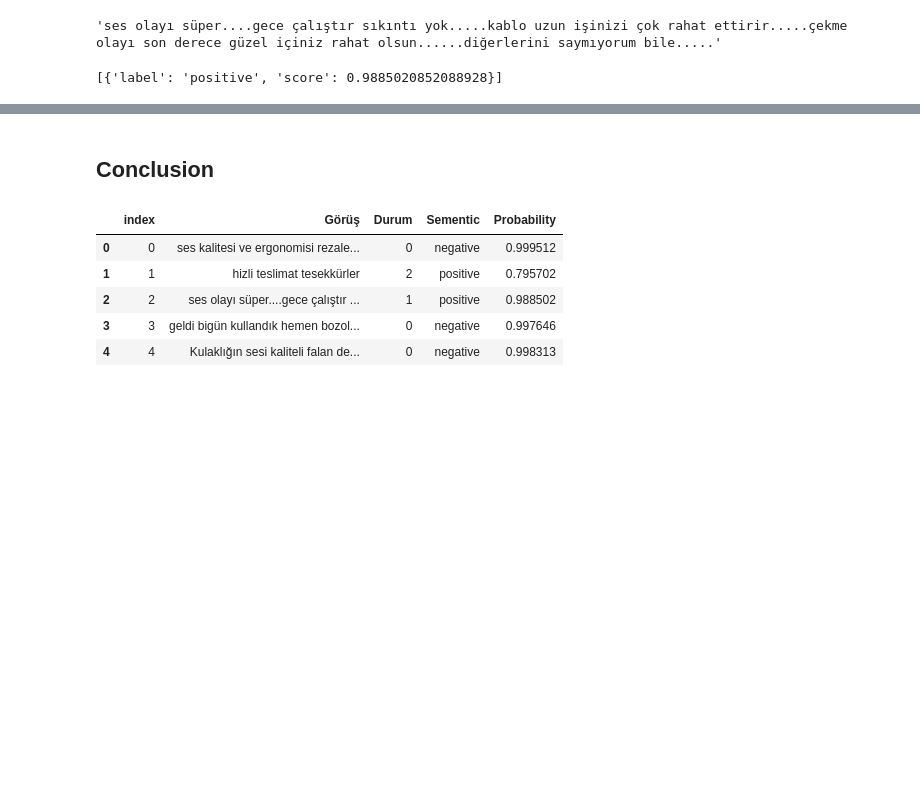
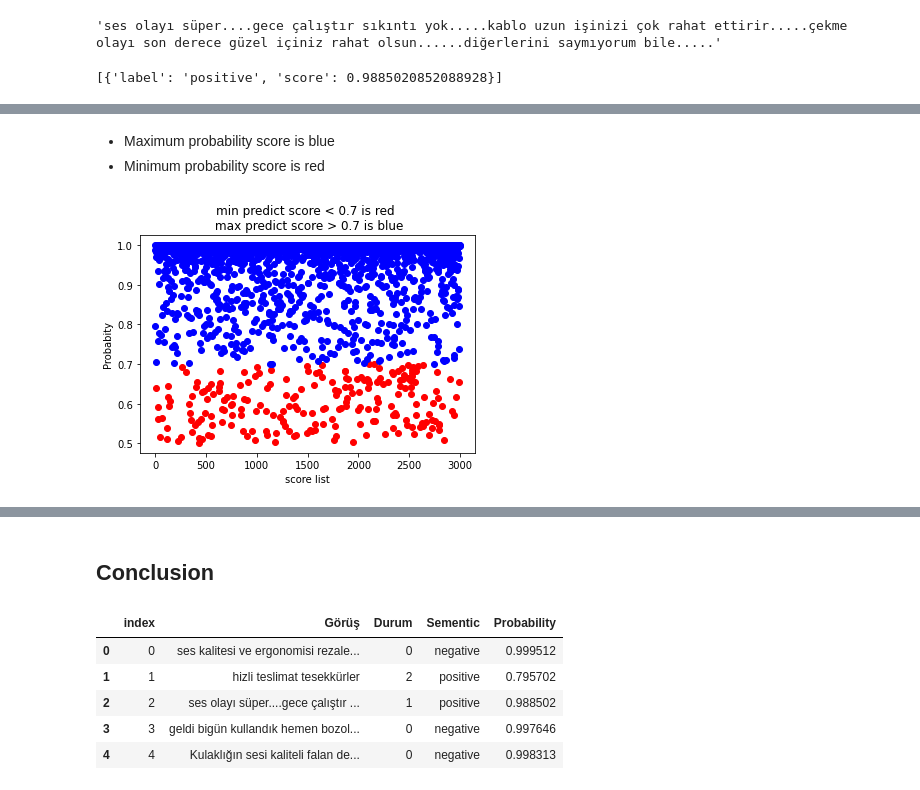
Before and after one commit to Gulfem93/MagazaYorumlariSementicAnalysis, a Jupyter notebook: MagazaYorumlarıSementicAnalysis.ipynb, the cells around one changed output, grey strips where cells are left out. Drawn from its saved outputs; the diff is of its cells as text; code cells hidden in the pictures; blank space fills up the shorter version.

```diff
--- a/MagazaYorumlarıSementicAnalysis.ipynb
+++ b/MagazaYorumlarıSementicAnalysis.ipynb
@@ -167,0 +184,3 @@ data["Probability"] = pd.DataFrame(data = score_list, index = range(len(score_li
+# %%
+min_probability = data[data["Probability"] < 0.7]["Probability"]
+max_probability = data[data["Probability"] > 0.7]["Probability"]
@@ -167,0 +231,12 @@ data["Probability"] = pd.DataFrame(data = score_list, index = range(len(score_li
+# %% [markdown]
+* Maximum probability score is blue
+* Minimum probability score is red
+# %%
+plt.scatter(min_probability.index, min_probability , color = "red")
+plt.scatter(max_probability.index, max_probability , color = "blue")
+plt.xlabel("score list")
+plt.ylabel("Probabity")
+plt.title("min predict score < 0.7 is red \n max predict score > 0.7 is blue")
+plt.show()
+# %% [output]
+[figure, added]
```
Also changed, not shown: parts of 16 cells of this notebook.
